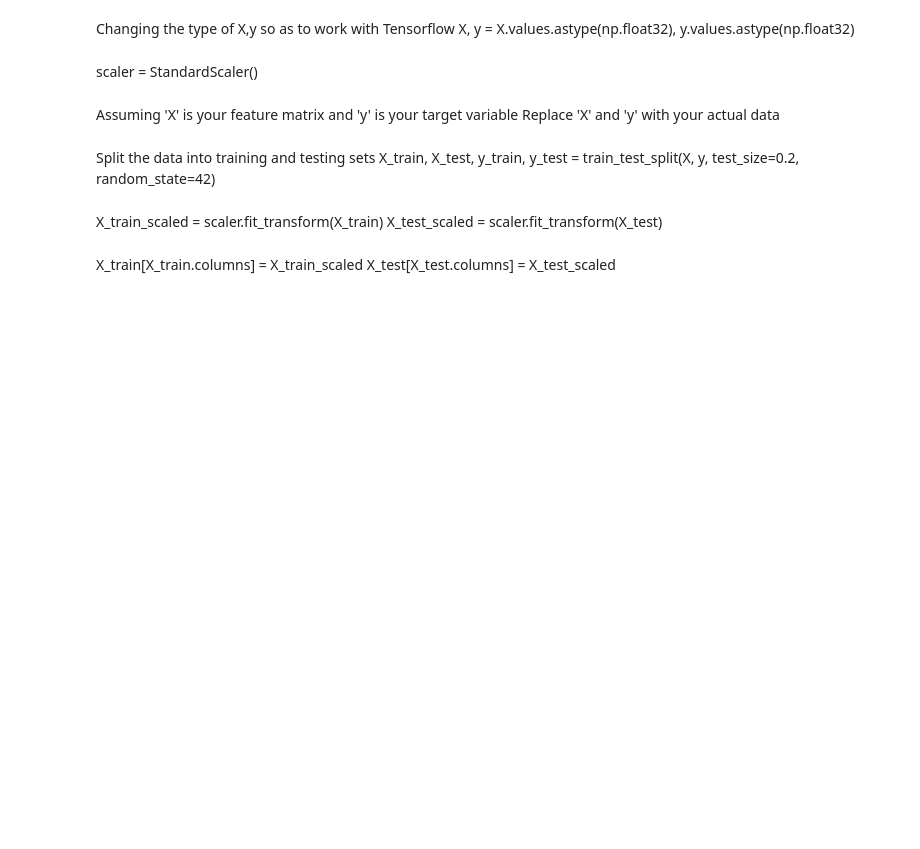
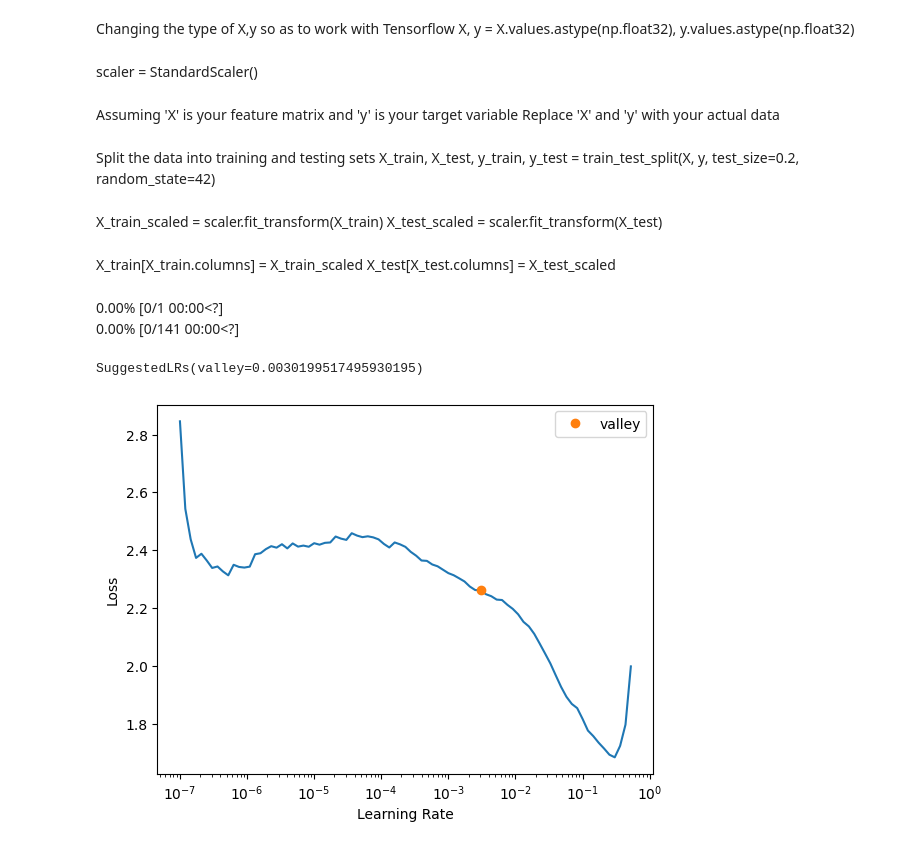
Before and after one commit to BrynjarGeir/lokaverkefni_vel, a Jupyter notebook: code/model/fastAIModel.ipynb, the cells around one changed output. Cells and saved outputs as stored; diff of their text form; code cells hidden in the pictures; blank space fills up the shorter version.

```diff
--- a/code/model/fastAIModel.ipynb
+++ b/code/model/fastAIModel.ipynb
@@ -9,6 +9,8 @@ def mean_absolute_percentage_error(y_true, y_pred):
     return torch.mean(torch.abs((y_true-y_pred) / y_true)) * 100.0
 # %%
 #df = pd.read_feather('D:/Skóli/lokaverkefni_vel/data/merged-test1month-26-2-24.feather')
-df = pd.read_feather('D:/Skóli/lokaverkefni_vel/data/combined-4-1-24.feather')
+df = pd.read_feather('E:\Skóli\HÍ\Vélaverkfræði Master HÍ\Lokaverkefni\Data\merged-full-25ms-24hr-28-2-24.feather')
 df = df[df.f < df.fg]
 df = df.dropna()
+df['gust_factor'] = df.fg / df.f
+df = df.drop(['f', 'fg', 'fsdev', 'd', 'dsdev', 'longitude', 'latitude', 'X', 'Y', 'time', 'stod'], axis = 1)
@@ -18,5 +38,3 @@ X = df.drop(['_merge', 'gust_factor', 'f', 'fg', 'd', 'stod'] + [f'Landscape_{i}
-# %%
-df = df.drop(['_merge', 'f', 'fg', 'd', 'stod'] + [f'Landscape_{i}' for i in range(70)], axis = 1)
 # %% [markdown]
 Changing the type of X,y so as to work with Tensorflow
 X, y = X.values.astype(np.float32), y.values.astype(np.float32)
@@ -46,2 +62,9 @@ dls = dls.dataloaders()
 # %%
 learn = tabular_learner(dls, metrics = mean_absolute_percentage_error) #loss_func = mean_absolute_percentage_error,
+lr = learn.lr_find()
+lr
+# %% [output]
+0.00% [0/1 00:00<?]
+0.00% [0/141 00:00<?]
+SuggestedLRs(valley=0.0030199517495930195)
+[figure, added]
```
Also changed, not shown: parts of 13 cells of this notebook, 28 other files.
